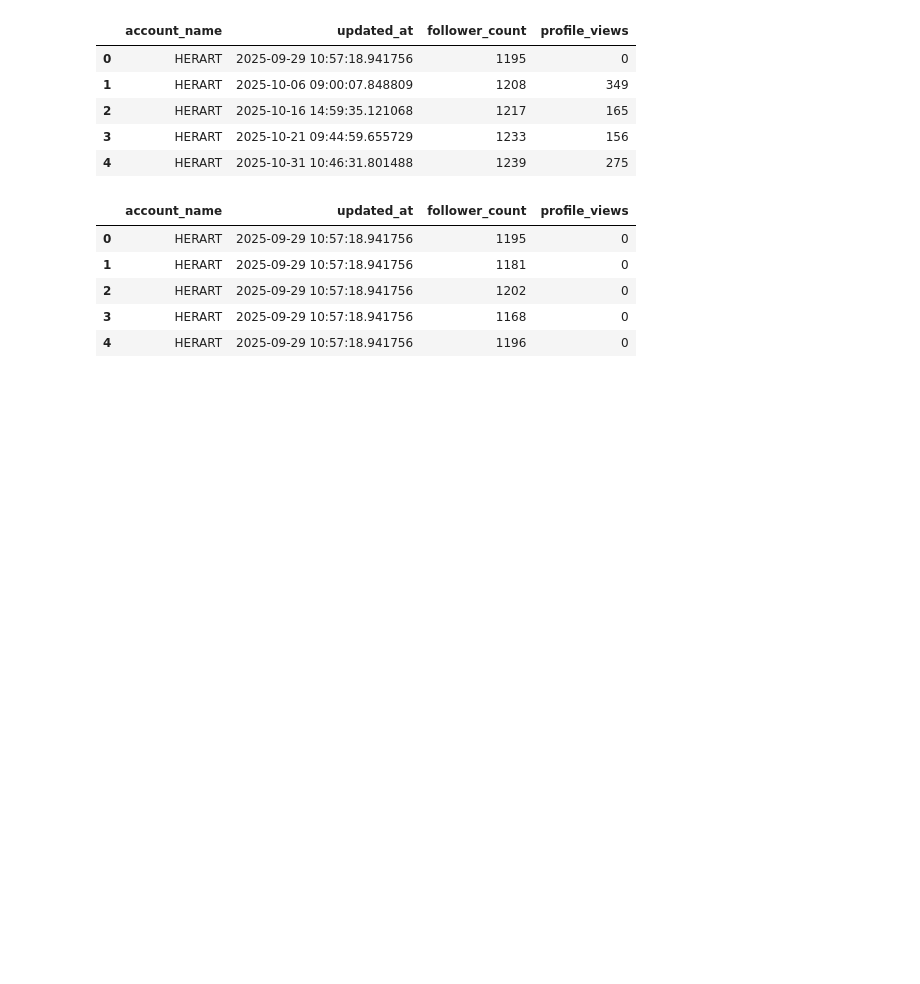
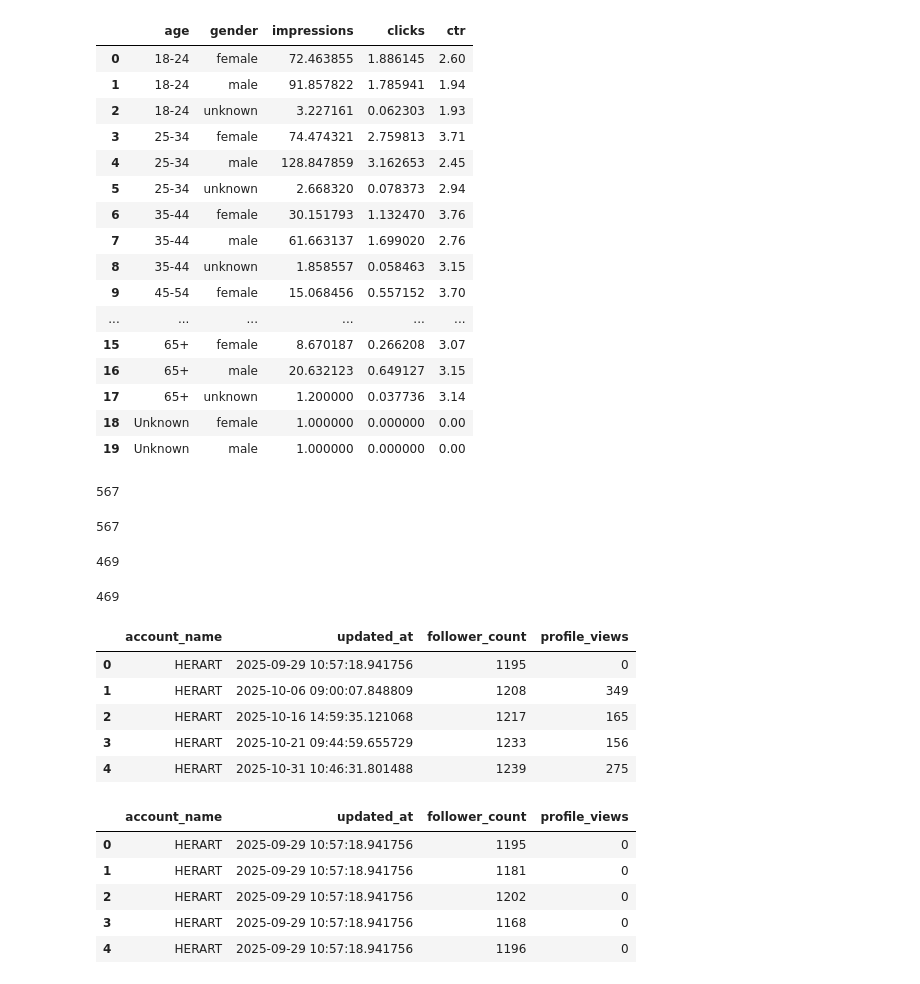
Before and after one commit to CheonJihyun/depart_analysisreport_automation, a Jupyter notebook: df_test.ipynb, the cells around one changed output. Saved outputs shown, nothing was run; the diff lists cells and outputs as text; code cells hidden in the pictures; blank space fills up the shorter version.

```diff
--- a/df_test.ipynb
+++ b/df_test.ipynb
@@ -17,3 +37,39 @@ date_end = "2025-12-29"
+# %%
+get_target_avg_imp_ctr(target_id,start,end)
+# %% [output]
+|  | age | gender | impressions | clicks | ctr |
+| 0 | 18-24 | female | 72.463855 | 1.886145 | 2.60 |
+| 1 | 18-24 | male | 91.857822 | 1.785941 | 1.94 |
+| 2 | 18-24 | unknown | 3.227161 | 0.062303 | 1.93 |
+| 3 | 25-34 | female | 74.474321 | 2.759813 | 3.71 |
+| 4 | 25-34 | male | 128.847859 | 3.162653 | 2.45 |
+| 5 | 25-34 | unknown | 2.668320 | 0.078373 | 2.94 |
+| 6 | 35-44 | female | 30.151793 | 1.132470 | 3.76 |
+| 7 | 35-44 | male | 61.663137 | 1.699020 | 2.76 |
+| 8 | 35-44 | unknown | 1.858557 | 0.058463 | 3.15 |
+| 9 | 45-54 | female | 15.068456 | 0.557152 | 3.70 |
+| ... | ... | ... | ... | ... | ... |
+| 15 | 65+ | female | 8.670187 | 0.266208 | 3.07 |
+| 16 | 65+ | male | 20.632123 | 0.649127 | 3.15 |
+| 17 | 65+ | unknown | 1.200000 | 0.037736 | 3.14 |
+| 18 | Unknown | female | 1.000000 | 0.000000 | 0.00 |
+| 19 | Unknown | male | 1.000000 | 0.000000 | 0.00 |
+# %%
+get_active_ad_count(target_id,start,end)
+# %% [output]
+567
+# %%
+get_active_ad_count(target_id,start,end)
+# %% [output]
+567
+# %%
+get_total_content_count(target_id,start,end)
+# %% [output]
+469
+# %%
+get_total_content_count(target_id,start,end)
+# %% [output]
+469
 # %%
 get_instagram_followers(target_id,start,end).head()
 # %% [output]
```
Also changed, not shown: parts of 4 cells of this notebook, 3 other files.
